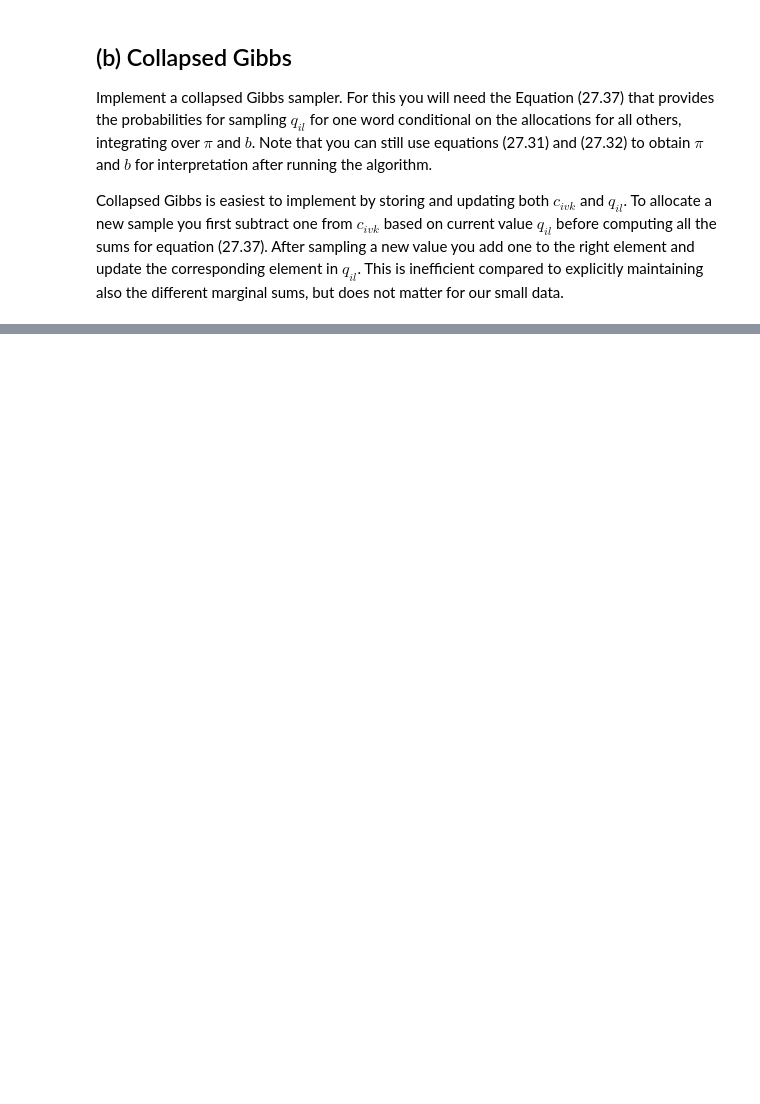
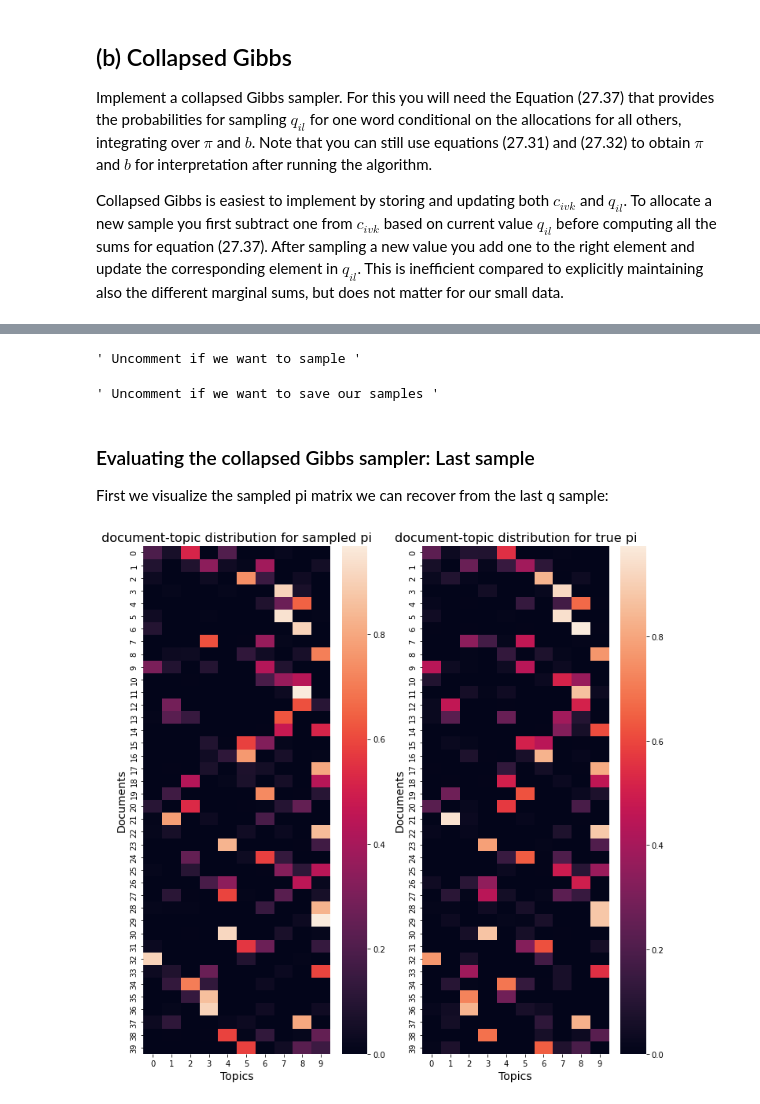
Before and after one commit to vyeoms/assignments, a Jupyter notebook: bml/set2/set2.ipynb, the cells around one changed output, grey strips where cells are left out. Saved outputs shown, nothing was run; the diff lists cells and outputs as text; code cells hidden in the pictures; blank space fills up the shorter version.

```diff
--- a/bml/set2/set2.ipynb
+++ b/bml/set2/set2.ipynb
@@ -542,0 +572,79 @@ Run both samplers on the toy data and study the results. You can use the same $\
+# %%
+# Implement here the collapsed sampler
+
+def collapsed_gibbs_sampler(y, alpha, gamma, iterations):
+    V = np.unique(y)
+    V_size = V.size
+
+    # counts needed for the sampler
+    c_i_k = np.zeros((N, K_true))
+    c_v_k = np.zeros((K_true, V_size))
+    c_k = np.zeros(K_true)
+
+    pi, b, q = init_pi_b_q() # Define an initial value for q
+
+    # Calculate the necessary counts
+    for i in range(N):
+        for l in range(L):
+            c_i_k[i] [q[i][l]] += 1
+            c_v_k[q[i][l]] [np.where(V == y[i][l])[0][0]] += 1
+            c_k[q[i][l]] += 1
+
+    qs = [] # list for q samples
+    for _ in range(iterations):
+        for i in range(N):
+            for l in range(L):
+                q_i_l = q[i][l]
+                # Decrements on the counts for q_i_l
+                c_i_k[i, q_i_l] -= 1
+                c_v_k[q_i_l, np.where(V == y[i][l])[0][0]] -= 1
+                c_k[q_i_l] -= 1
+
+                # Get a new sample for q
+                p_z = (c_i_k[i, :] + alpha) * (c_v_k[:, np.where(V == y[i][l])[0][0]] + gamma[np.where(V == y[i][l])[0][0]]) / (c_k + gamma.sum())
+                z_i_new = np.random.choice(K_true, p=p_z / p_z.sum())
+                q[i][l] = z_i_new
+
+                # Update the counts after getting a new q sample
+                c_i_k[i][q[i][l]] += 1
+                c_v_k[q[i][l], np.where(V == y[i][l])[0][0]] += 1
+                c_k[q[i][l]] += 1
+        qs.append(q)
+
+    return np.array(qs)
+
+""" Uncomment if we want to sample """
+# q_samples = collapsed_gibbs_sampler(y, alpha_true*np.ones(K_true), gamma_true*np.ones(V), 2500)
+# %% [output]
+' Uncomment if we want to sample '
+# %%
+""" Uncomment if we want to save our samples """
+# np.save("q_gibbs_samples.npy", q_samples)
+# %% [output]
+' Uncomment if we want to save our samples '
+# %%
+q_samples = np.load("q_gibbs_samples.npy")
+# %%
+# Sample a pi matrix with our last q sample. Sort according to popularity proxy
+pi_sample_collapsed = sample_pi(q_samples[-1])
+
+pi_popularity_topic_sample = np.sum(pi_sample_collapsed, axis=0)
+sorted_pi_sample_collapsed = pi_sample_collapsed[:,pi_popularity_topic_sample.argsort()]
+
+pi_popularity_topic_true = np.sum(pi_true, axis=0)
+sorted_pi_true = pi_true[:,pi_popularity_topic_true.argsort()]
+
+# Sample a b matrix with our last q sample. Sort according to popularity proxy
+b_sample_collapsed = sample_b(q_samples[-1], y)
+
+sorted_b_sample_collapsed = b_sample_collapsed[np.argsort(b_sample_collapsed.sum(axis=1))]
+
+sorted_b_true = b_true[np.argsort(b_true.sum(axis=1))]
+# %% [markdown]
+### Evaluating the collapsed Gibbs sampler: Last sample
+
+First we visualize the sampled pi matrix we can recover from the last q sample:
+# %%
+heatmap_pi(sorted_pi_sample_collapsed, sorted_pi_true)
+# %% [output]
+[figure, added]
```
Also changed, not shown: parts of 29 cells of this notebook, 1 other file.
